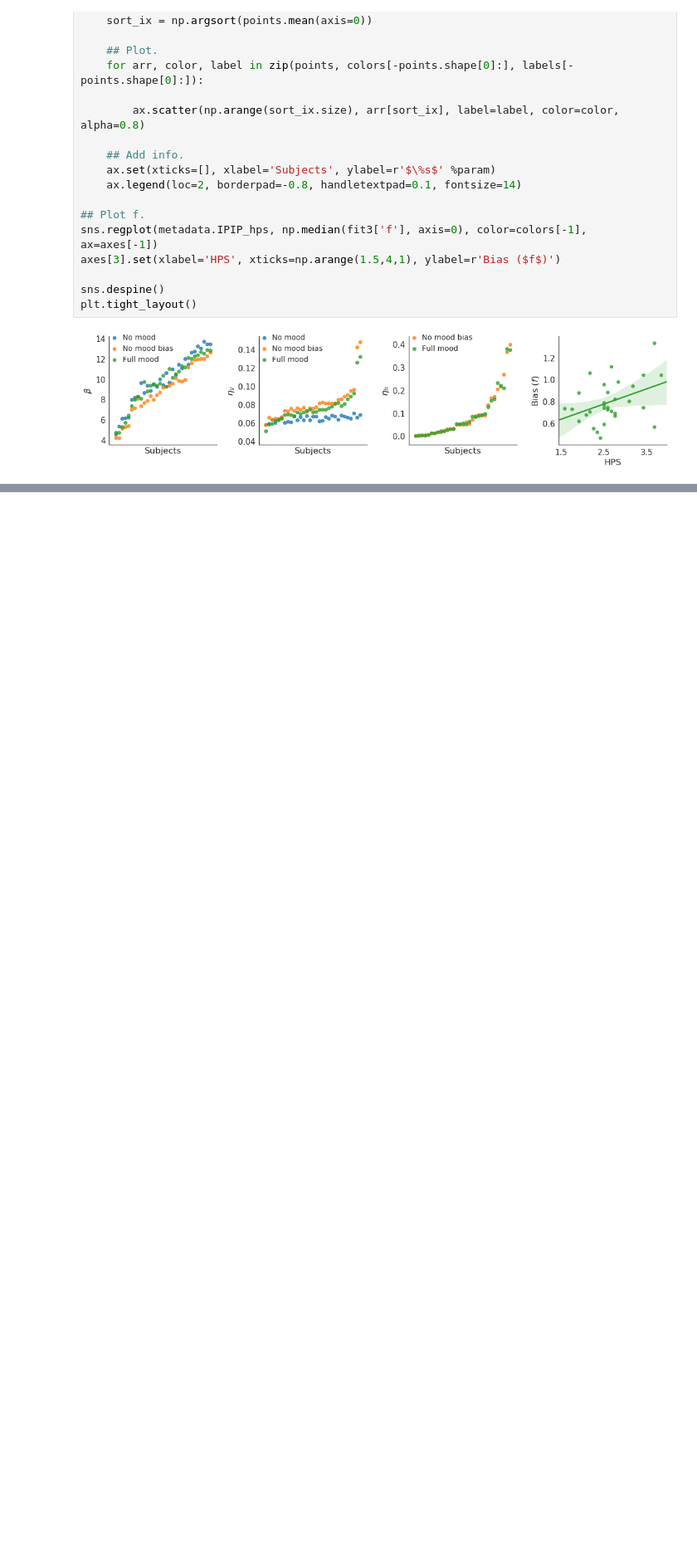
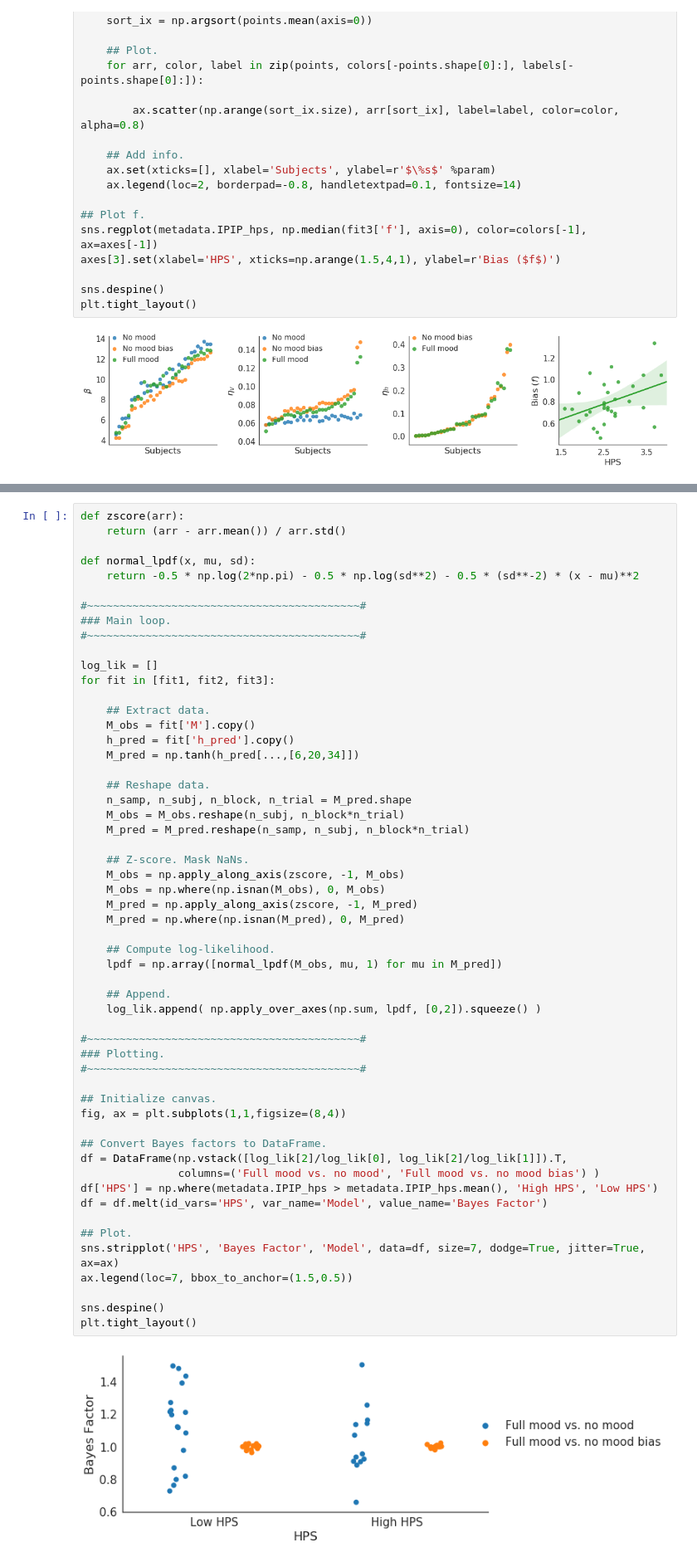
Before and after one commit to szorowi1/pni-rotations, a Jupyter notebook: results_modeling.ipynb, the cells around one changed output, grey strips where cells are left out. Shown at 83% size. Cells and saved outputs as stored; diff of their text form; blank space fills up the shorter version.

Commit message:
moving onto RT models

```diff
--- a/results_modeling.ipynb
+++ b/results_modeling.ipynb
@@ -460,0 +419,57 @@ plt.tight_layout()
+# %%
+def zscore(arr):
+    return (arr - arr.mean()) / arr.std()
+
+def normal_lpdf(x, mu, sd):
+    return -0.5 * np.log(2*np.pi) - 0.5 * np.log(sd**2) - 0.5 * (sd**-2) * (x - mu)**2
+
+#~~~~~~~~~~~~~~~~~~~~~~~~~~~~~~~~~~~~~~~~~~#
+### Main loop.
+#~~~~~~~~~~~~~~~~~~~~~~~~~~~~~~~~~~~~~~~~~~#
+
+log_lik = []
+for fit in [fit1, fit2, fit3]:
+
+    ## Extract data.
+    M_obs = fit['M'].copy()
+    h_pred = fit['h_pred'].copy()
+    M_pred = np.tanh(h_pred[...,[6,20,34]])
+
+    ## Reshape data.
+    n_samp, n_subj, n_block, n_trial = M_pred.shape
+    M_obs = M_obs.reshape(n_subj, n_block*n_trial)
+    M_pred = M_pred.reshape(n_samp, n_subj, n_block*n_trial)
+
+    ## Z-score. Mask NaNs.
+    M_obs = np.apply_along_axis(zscore, -1, M_obs)
+    M_obs = np.where(np.isnan(M_obs), 0, M_obs)
+    M_pred = np.apply_along_axis(zscore, -1, M_pred)
+    M_pred = np.where(np.isnan(M_pred), 0, M_pred)
+
+    ## Compute log-likelihood.
+    lpdf = np.array([normal_lpdf(M_obs, mu, 1) for mu in M_pred])
+
+    ## Append.
+    log_lik.append( np.apply_over_axes(np.sum, lpdf, [0,2]).squeeze() )
+
+#~~~~~~~~~~~~~~~~~~~~~~~~~~~~~~~~~~~~~~~~~~#
+### Plotting.
+#~~~~~~~~~~~~~~~~~~~~~~~~~~~~~~~~~~~~~~~~~~#
+
+## Initialize canvas.
+fig, ax = plt.subplots(1,1,figsize=(8,4))
+
+## Convert Bayes factors to DataFrame.
+df = DataFrame(np.vstack([log_lik[2]/log_lik[0], log_lik[2]/log_lik[1]]).T,
+               columns=('Full mood vs. no mood', 'Full mood vs. no mood bias') )
+df['HPS'] = np.where(metadata.IPIP_hps > metadata.IPIP_hps.mean(), 'High HPS', 'Low HPS')
+df = df.melt(id_vars='HPS', var_name='Model', value_name='Bayes Factor')
+
+## Plot.
+sns.stripplot('HPS', 'Bayes Factor', 'Model', data=df, size=7, dodge=True, jitter=True, ax=ax)
+ax.legend(loc=7, bbox_to_anchor=(1.5,0.5))
+
+sns.despine()
+plt.tight_layout()
+# %% [output]
+[figure, added]
```
Also changed, not shown: parts of 5 cells of this notebook, 3 other files.
